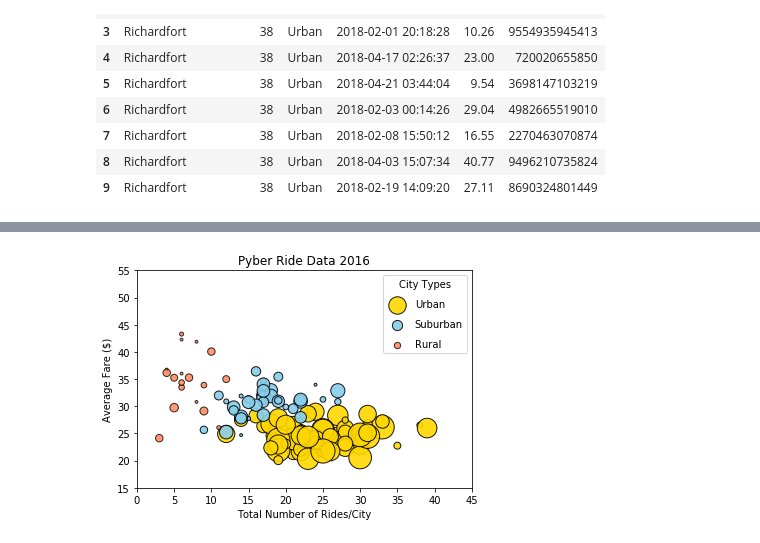
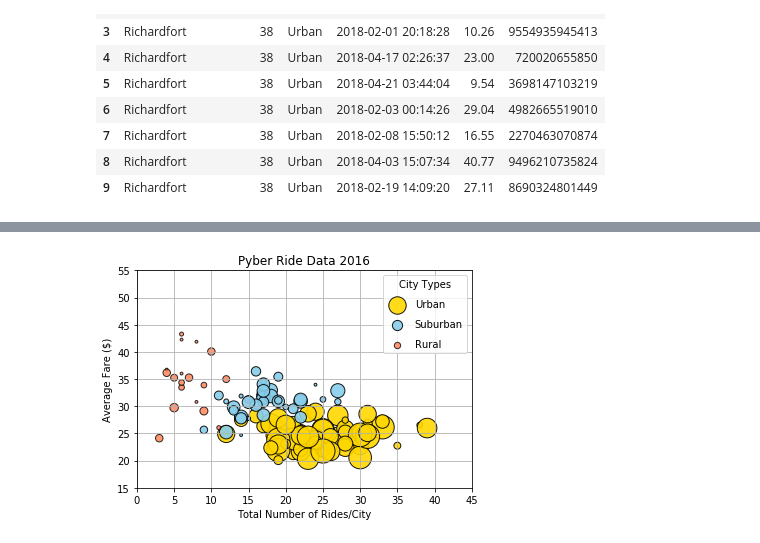
Before and after one commit to gbates22/Python-Challenge, a Jupyter notebook: Pyber/Pyber_main.ipynb, the cells around one changed output, grey strips where cells are left out. Cells and saved outputs as stored; diff of their text form; code cells hidden in the pictures.

```diff
--- a/Pyber/Pyber_main.ipynb
+++ b/Pyber/Pyber_main.ipynb
@@ -79,35 +61,35 @@ plt.scatter(u_ridecount, u_avgfare,
             s=8*u_drivercount, c='gold', edgecolor='black', linewidths=1, marker='o',
             alpha=0.9, label='Urban')
 
 #Create Scatter Plot for Average Ride Cost vs Total Rides per City for Suburban Areas
 plt.scatter(s_ridecount, s_avgfare,
             s=8*s_drivercount, c='skyblue', edgecolor='black', linewidths=1, marker='o',
             alpha=0.9, label='Suburban')
 
 #Create Scatter Plot for Average Ride Cost vs Total Rides per City for Rural Areas
 plt.scatter(r_ridecount, r_avgfare,
             s=8*r_drivercount, c='coral', edgecolor='black', linewidths=1, marker='o',
             alpha=0.8, label='Rural')
 
 #Scatter Plot Beautification
 plt.title('Pyber Ride Data 2016')
 plt.xlabel('Total Number of Rides/City', fontsize='medium')
 plt.ylabel('Average Fare ($)', fontsize='medium')
 plt.xlim((0,45))
 plt.ylim((15,55))
 
-plt.grid=True
+plt.grid()
 
 key = plt.legend(fontsize='medium', loc='best', title='City Types', labelspacing=1.0)
 key.legendHandles[0]
 key.legendHandles[1]
 key.legendHandles[2]
 
 plt.savefig('analysis/Fig1.png')
 
 plt.show()
 # %% [output]
-[figure, old version]
+[figure, new version]
 # %%
 #Use columns in dataframe to compute % of fares by city type
 type_percent = 100 * cr_data.groupby(['type']).sum()['fare'] / cr_data['fare'].sum()
```
Also changed, not shown: parts of 4 cells of this notebook, 3 other files.
